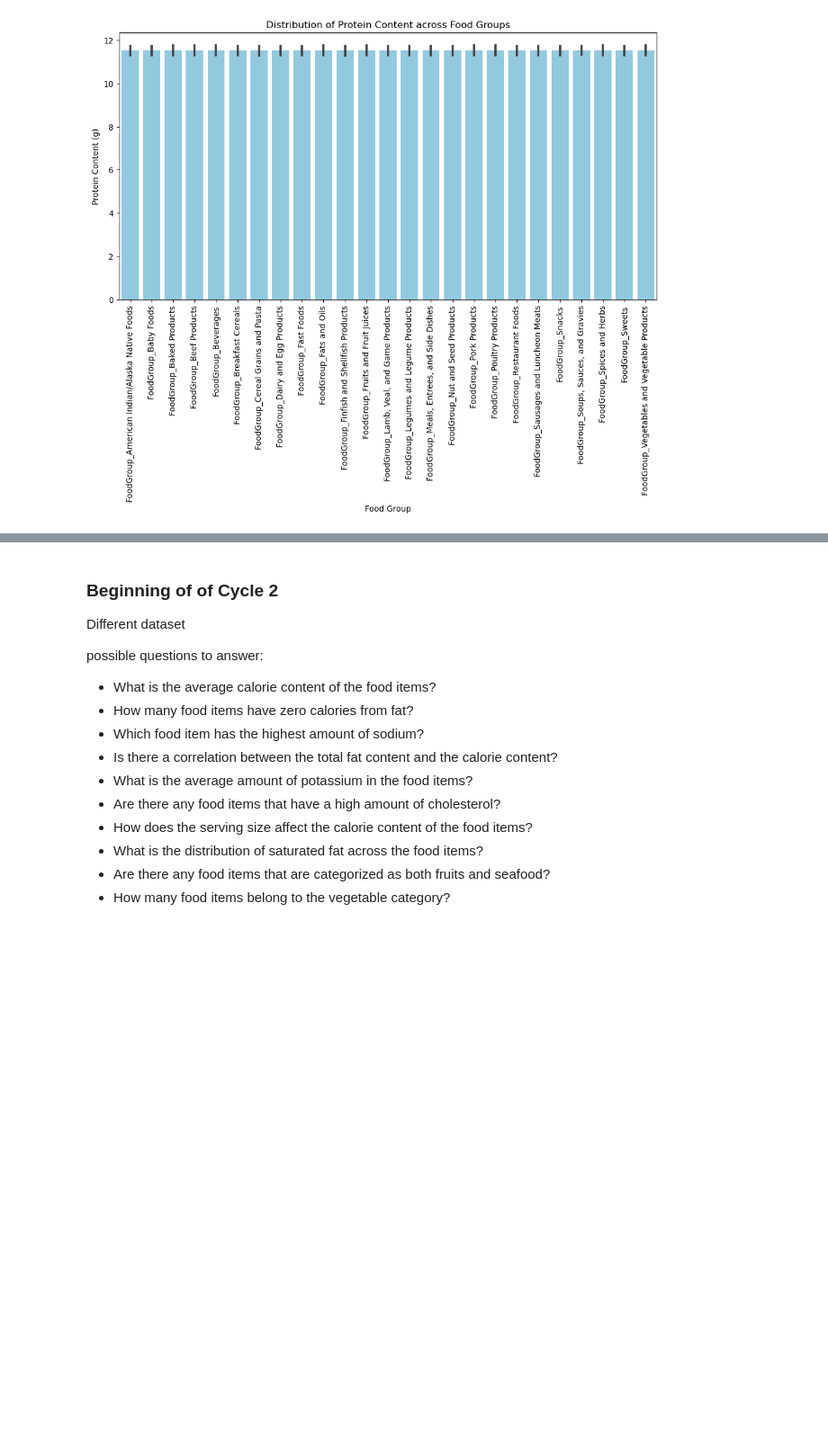
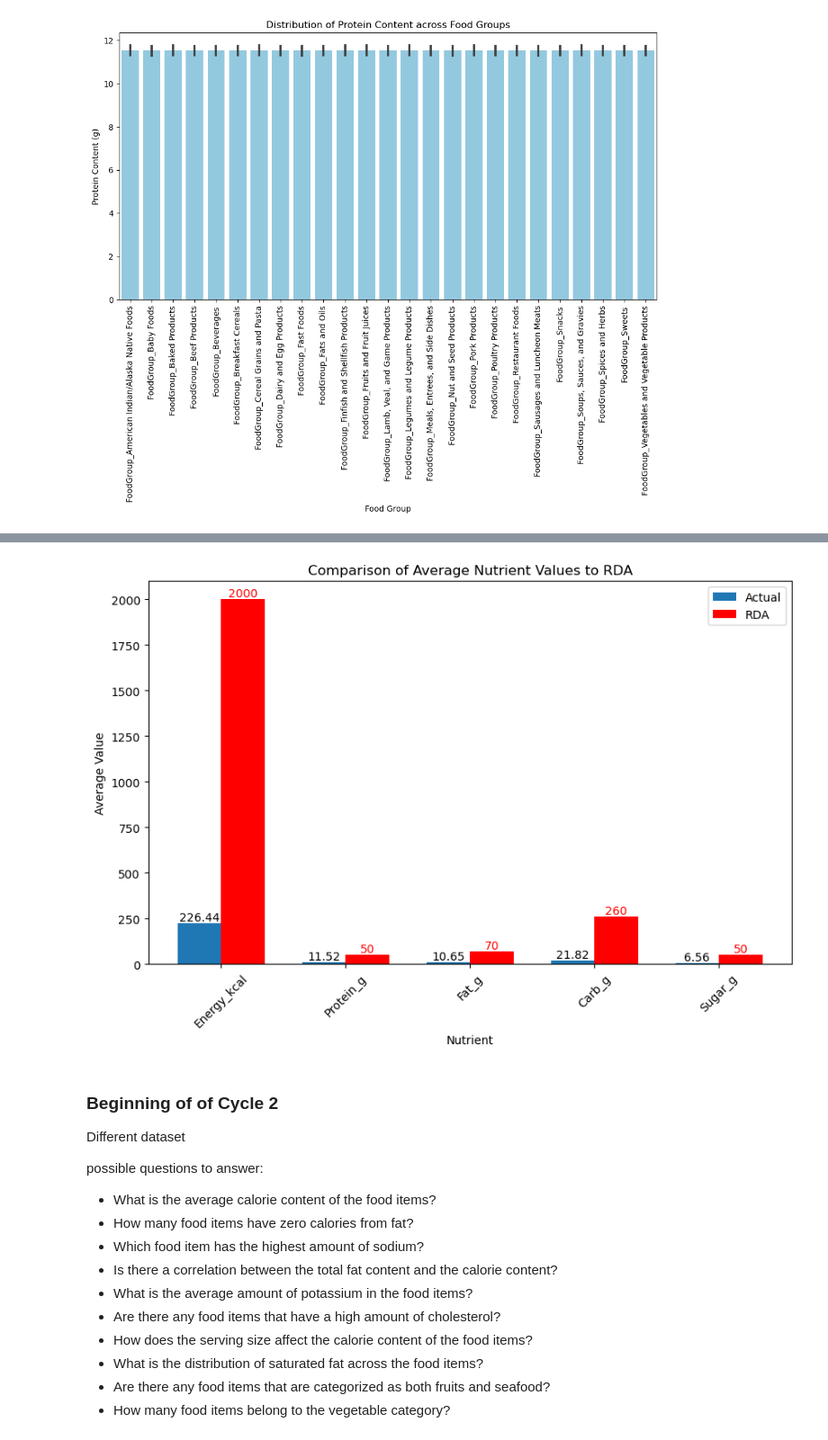
Before and after one commit to HardoModo/Dev10-Capstone, a Jupyter notebook: Janeel/Food_nutrient.ipynb, the cells around one changed output, grey strips where cells are left out. Shown at 90% size. Saved outputs shown, nothing was run; the diff lists cells and outputs as text; code cells hidden in the pictures; blank space fills up the shorter version.

Commit message:
answering question by adding visuals - RDA vs actual nutrient in table

```diff
--- a/Janeel/Food_nutrient.ipynb
+++ b/Janeel/Food_nutrient.ipynb
@@ -253,3 +272,53 @@ See the caveats in the documentation: https://pandas.pydata.org/pandas-docs/stab
+# %%
+import numpy as np
+
+# Select the relevant columns for nutrient analysis
+nutrient_columns = ['Energy_kcal', 'Protein_g', 'Fat_g', 'Carb_g', 'Sugar_g']
+
+# Calculate the average nutrient values
+average_values = df[nutrient_columns].mean()
+
+# Define RDA values for each nutrient
+rda_values = {'Energy_kcal': 2000, 'Protein_g': 50, 'Fat_g': 70, 'Carb_g': 260, 'Sugar_g': 50}
+
+# Create a list of nutrient labels
+nutrient_labels = list(average_values.index)
+
+# Create an array of positions for the bars
+bar_positions = np.arange(len(nutrient_labels))
+
+# Define the width of the bars
+bar_width = 0.35
+
+# Create the bar plot
+fig, ax = plt.subplots(figsize=(10, 6))
+actual_bars = ax.bar(bar_positions, average_values, bar_width, label='Actual')
+rda_bars = ax.bar(bar_positions + bar_width, list(rda_values.values()), bar_width, color='red', label='RDA')
+
+# Add labels and title
+ax.set_xlabel('Nutrient')
+ax.set_ylabel('Average Value')
+ax.set_title('Comparison of Average Nutrient Values to RDA')
+
+# Add actual values as annotations on the plot
+for i in range(len(nutrient_labels)):
+    ax.text(bar_positions[i], average_values[i], str(round(average_values[i], 2)), ha='center', va='bottom')
+
+# Add RDA values as annotations on the plot
+for i in range(len(nutrient_labels)):
+    ax.text(bar_positions[i] + bar_width, list(rda_values.values())[i], str(list(rda_values.values())[i]), ha='center', va='bottom', color='red')
+
+# Adjust x-axis ticks and labels
+ax.set_xticks(bar_positions + bar_width / 2)
+ax.set_xticklabels(nutrient_labels, rotation=45)
+
+# Show the legend
+ax.legend()
+
+# Display the plot
+plt.show()
+# %% [output]
+[figure, added]
 # %% [markdown]
 ### Beginning of of Cycle 2
 Different dataset
```
Also changed, not shown: parts of 15 cells of this notebook.
